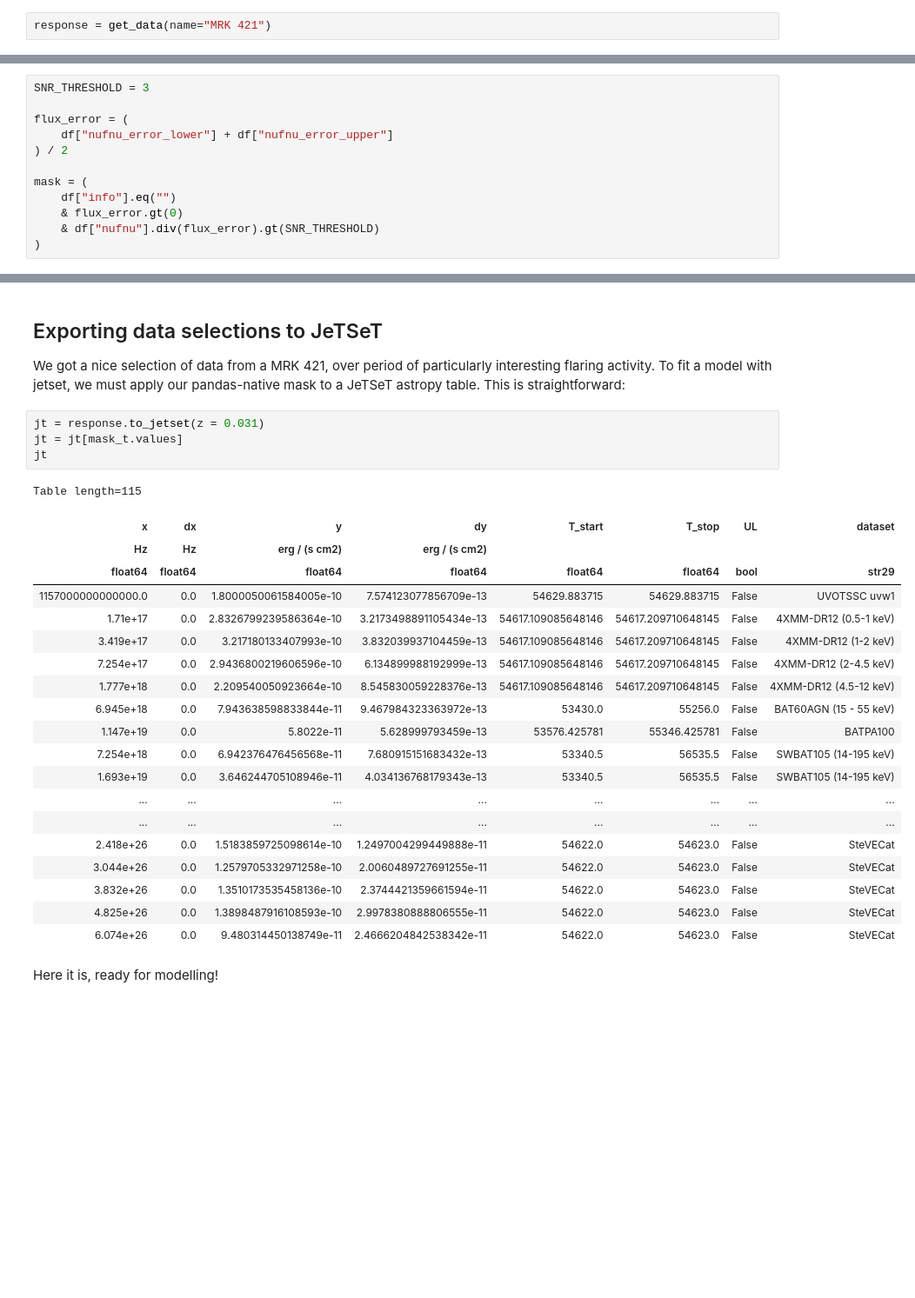
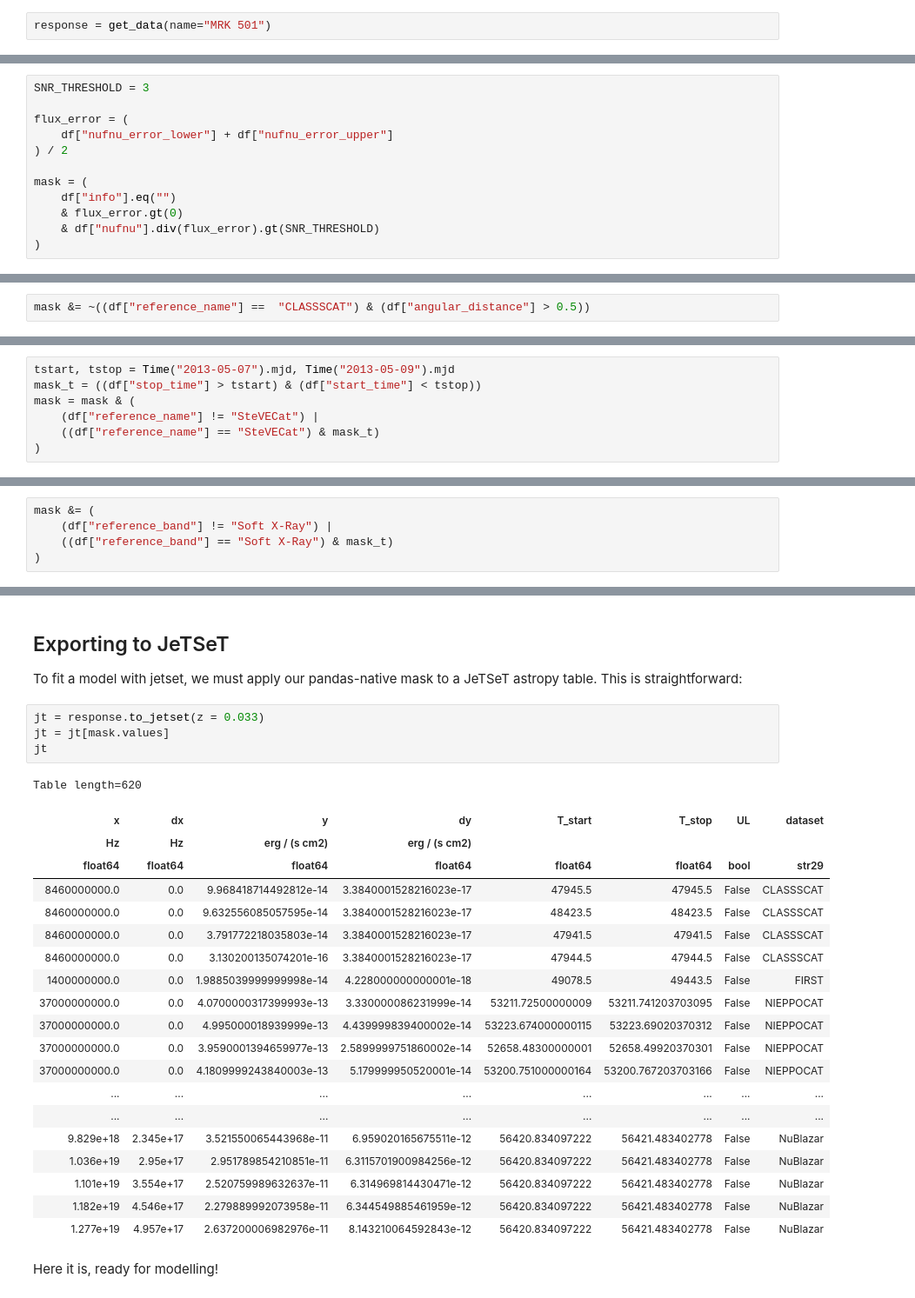
Before and after one commit to peppedilillo/sedbuilder-demo, a Jupyter notebook: demo.ipynb, the cells around one changed output, grey strips where cells are left out. Shown at 87% size. Drawn from its saved outputs; the diff is of its cells as text; blank space fills up the shorter version.

```diff
--- a/demo.ipynb
+++ b/demo.ipynb
@@ -15,5 +15,5 @@ response = get_data(ra=166.1138 , dec=38.2083)
 
 You can also search by the astronomical source name:
 # %%
-response = get_data(name="MRK 421")
+response = get_data(name="MRK 501")
 # %% [markdown]
@@ -280,0 +298,2 @@ plt.show()
+# %%
+mask &= ~((df["reference_name"] ==  "CLASSSCAT") & (df["angular_distance"] > 0.5))
@@ -280,0 +367,7 @@ plt.show()
+# %%
+tstart, tstop = Time("2013-05-07").mjd, Time("2013-05-09").mjd
+mask_t = ((df["stop_time"] > tstart) & (df["start_time"] < tstop))
+mask = mask & (
+    (df["reference_name"] != "SteVECat") |
+    ((df["reference_name"] == "SteVECat") & mask_t)
+)
@@ -280,0 +382,5 @@ plt.show()
+# %%
+mask &= (
+    (df["reference_band"] != "Soft X-Ray") |
+    ((df["reference_band"] == "Soft X-Ray") & mask_t)
+)
@@ -281,32 +393,33 @@ plt.show()
 # %% [markdown]
-## Exporting data selections to JeTSeT
+## Exporting to JeTSeT
 
-We got a nice selection of data from a MRK 421, over period of particularly interesting flaring activity. To fit a model with jetset, we must apply our pandas-native mask to a JeTSeT astropy table. This is straightforward:
+
+To fit a model with jetset, we must apply our pandas-native mask to a JeTSeT astropy table. This is straightforward:
 # %%
-jt = response.to_jetset(z = 0.031)
-jt = jt[mask_t.values]
+jt = response.to_jetset(z = 0.033)
+jt = jt[mask.values]
 jt
 # %% [output]
-Table length=115
+Table length=620
 | x | dx | y | dy | T_start | T_stop | UL | dataset |
 | Hz | Hz | erg / (s cm2) | erg / (s cm2) |  |  |  |  |
 | float64 | float64 | float64 | float64 | float64 | float64 | bool | str29 |
-| 1157000000000000.0 | 0.0 | 1.8000050061584005e-10 | 7.574123077856709e-13 | 54629.883715 | 54629.883715 | False | UVOTSSC uvw1 |
-| 1.71e+17 | 0.0 | 2.8326799239586364e-10 | 3.2173498891105434e-13 | 54617.109085648146 | 54617.209710648145 | False | 4XMM-DR12 (0.5-1 keV) |
-| 3.419e+17 | 0.0 | 3.217180133407993e-10 | 3.832039937104459e-13 | 54617.109085648146 | 54617.209710648145 | False | 4XMM-DR12 (1-2 keV) |
-| 7.254e+17 | 0.0 | 2.9436800219606596e-10 | 6.134899988192999e-13 | 54617.109085648146 | 54617.209710648145 | False | 4XMM-DR12 (2-4.5 keV) |
-| 1.777e+18 | 0.0 | 2.209540050923664e-10 | 8.545830059228376e-13 | 54617.109085648146 | 54617.209710648145 | False | 4XMM-DR12 (4.5-12 keV) |
-| 6.945e+18 | 0.0 | 7.943638598833844e-11 | 9.467984323363972e-13 | 53430.0 | 55256.0 | False | BAT60AGN (15 - 55 keV) |
-| 1.147e+19 | 0.0 | 5.8022e-11 | 5.628999793459e-13 | 53576.425781 | 55346.425781 | False | BATPA100 |
-| 7.254e+18 | 0.0 | 6.942376476456568e-11 | 7.680915151683432e-13 | 53340.5 | 56535.5 | False | SWBAT105 (14-195 keV) |
-| 1.693e+19 | 0.0 | 3.646244705108946e-11 | 4.034136768179343e-13 | 53340.5 | 56535.5 | False | SWBAT105 (14-195 keV) |
+| 8460000000.0 | 0.0 | 9.968418714492812e-14 | 3.3840001528216023e-17 | 47945.5 | 47945.5 | False | CLASSSCAT |
+| 8460000000.0 | 0.0 | 9.632556085057595e-14 | 3.3840001528216023e-17 | 48423.5 | 48423.5 | False | CLASSSCAT |
+| 8460000000.0 | 0.0 | 3.791772218035803e-14 | 3.3840001528216023e-17 | 47941.5 | 47941.5 | False | CLASSSCAT |
+| 8460000000.0 | 0.0 | 3.130200135074201e-16 | 3.3840001528216023e-17 | 47944.5 | 47944.5 | False | CLASSSCAT |
+| 1400000000.0 | 0.0 | 1.9885039999999998e-14 | 4.228000000000001e-18 | 49078.5 | 49443.5 | False | FIRST |
+| 37000000000.0 | 0.0 | 4.0700000317399993e-13 | 3.330000086231999e-14 | 53211.72500000009 | 53211.741203703095 | False | NIEPPOCAT |
+| 37000000000.0 | 0.0 | 4.995000018939999e-13 | 4.439999839400002e-14 | 53223.674000000115 | 53223.69020370312 | False | NIEPPOCAT |
+| 37000000000.0 | 0.0 | 3.9590001394659977e-13 | 2.5899999751860002e-14 | 52658.48300000001 | 52658.49920370301 | False | NIEPPOCAT |
+| 37000000000.0 | 0.0 | 4.1809999243840003e-13 | 5.179999950520001e-14 | 53200.751000000164 | 53200.767203703166 | False | NIEPPOCAT |
 | ... | ... | ... | ... | ... | ... | ... | ... |
 | ... | ... | ... | ... | ... | ... | ... | ... |
-| 2.418e+26 | 0.0 | 1.5183859725098614e-10 | 1.2497004299449888e-11 | 54622.0 | 54623.0 | False | SteVECat |
-| 3.044e+26 | 0.0 | 1.2579705332971258e-10 | 2.0060489727691255e-11 | 54622.0 | 54623.0 | False | SteVECat |
-| 3.832e+26 | 0.0 | 1.3510173535458136e-10 | 2.3744421359661594e-11 | 54622.0 | 54623.0 | False | SteVECat |
-| 4.825e+26 | 0.0 | 1.3898487916108593e-10 | 2.9978380888806555e-11 | 54622.0 | 54623.0 | False | SteVECat |
-| 6.074e+26 | 0.0 | 9.480314450138749e-11 | 2.4666204842538342e-11 | 54622.0 | 54623.0 | False | SteVECat |
+| 9.829e+18 | 2.345e+17 | 3.521550065443968e-11 | 6.959020165675511e-12 | 56420.834097222 | 56421.483402778 | False | NuBlazar |
+| 1.036e+19 | 2.95e+17 | 2.951789854210851e-11 | 6.3115701900984256e-12 | 56420.834097222 | 56421.483402778 | False | NuBlazar |
+| 1.101e+19 | 3.554e+17 | 2.520759989632637e-11 | 6.314969814430471e-12 | 56420.834097222 | 56421.483402778 | False | NuBlazar |
+| 1.182e+19 | 4.546e+17 | 2.279889992073958e-11 | 6.344549885461959e-12 | 56420.834097222 | 56421.483402778 | False | NuBlazar |
+| 1.277e+19 | 4.957e+17 | 2.637200006982976e-11 | 8.143210064592843e-12 | 56420.834097222 | 56421.483402778 | False | NuBlazar |
 # %% [markdown]
 Here it is, ready for modelling!
 # %% [markdown]
```
Also changed, not shown: parts of 54 cells of this notebook, 1 other file.
